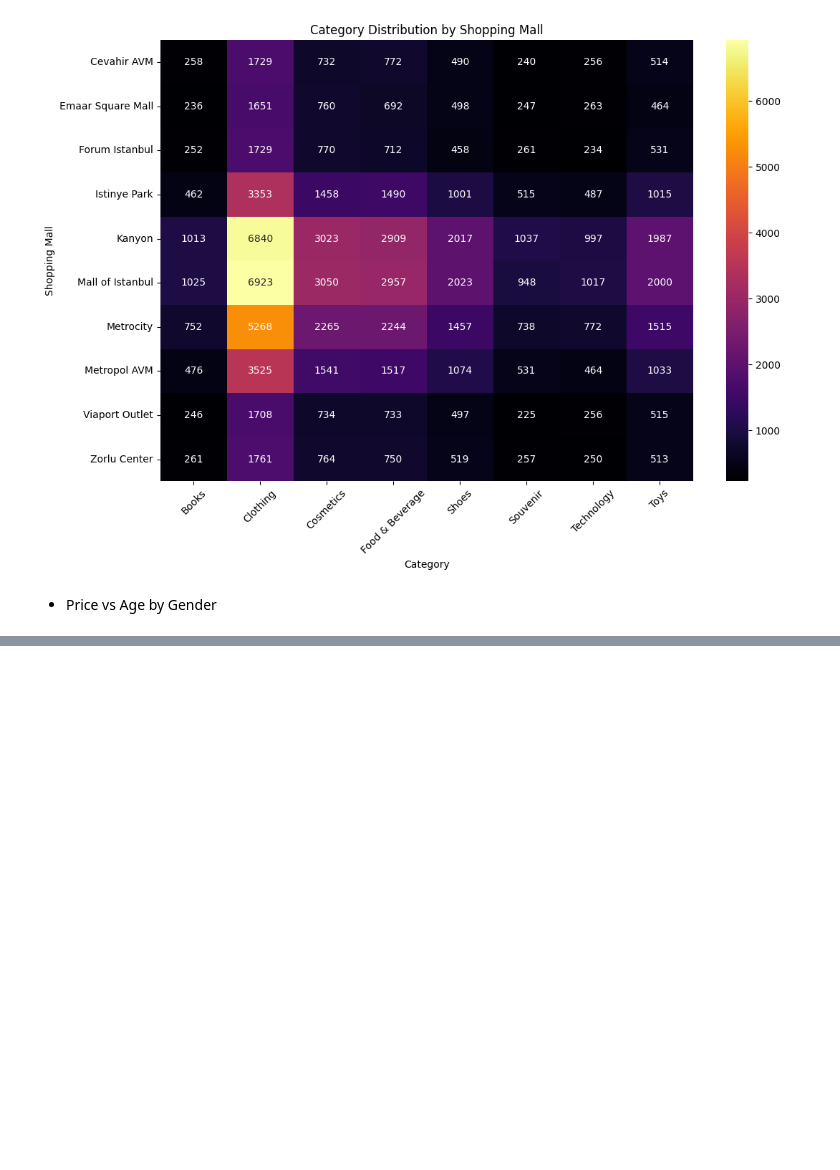
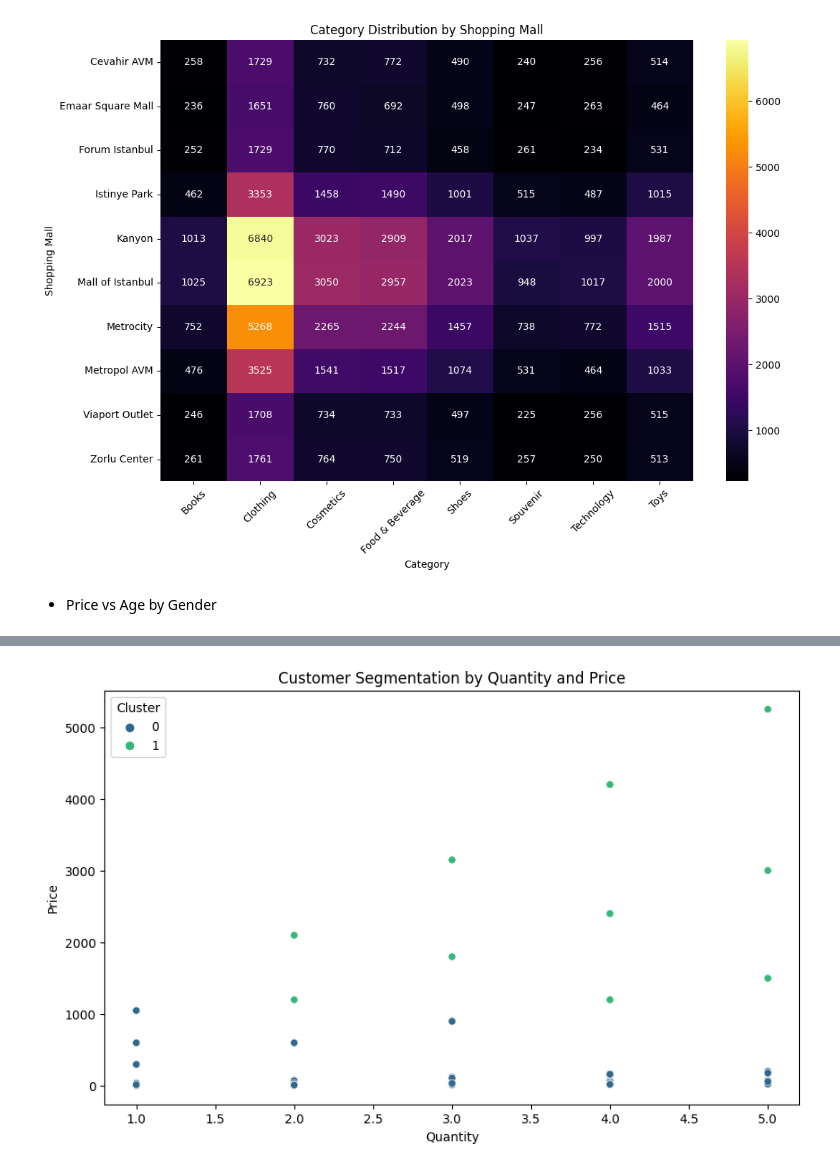
Before and after one commit to zeeshanAhmed2798/Retail_Store_EDA, a Jupyter notebook: retail-store-eda.ipynb, the cells around one changed output, grey strips where cells are left out. Cells and saved outputs as stored; diff of their text form; code cells hidden in the pictures; blank space fills up the shorter version.

```diff
--- a/retail-store-eda.ipynb
+++ b/retail-store-eda.ipynb
@@ -601,0 +632,6 @@ plt.show()
+# %%
+price_data = Shopping['age'].values.reshape(-1, 1)
+scaler = MinMaxScaler()
+scaled_price = scaler.fit_transform(price_data)
+Shopping['age'] = scaled_price
+Shopping.head()
@@ -601,0 +645,10 @@ plt.show()
+# %%
+
+plt.figure(figsize=(10, 6))
+sns.scatterplot(x=Shopping['quantity'], y=Shopping['price'], hue=Shopping['Cluster'], palette='viridis')
+plt.title('Customer Segmentation by Quantity and Price')
+plt.xlabel('Quantity')
+plt.ylabel('Price')
+plt.show()
+# %% [output]
+[figure, added]
```
Also changed, not shown: parts of 42 cells of this notebook, 1 other file.
